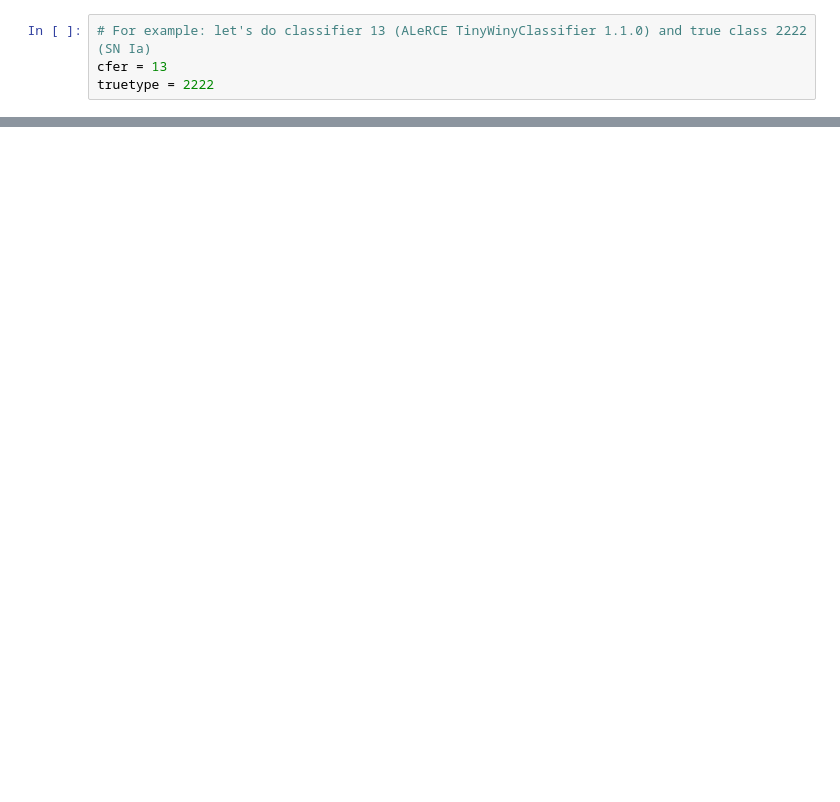
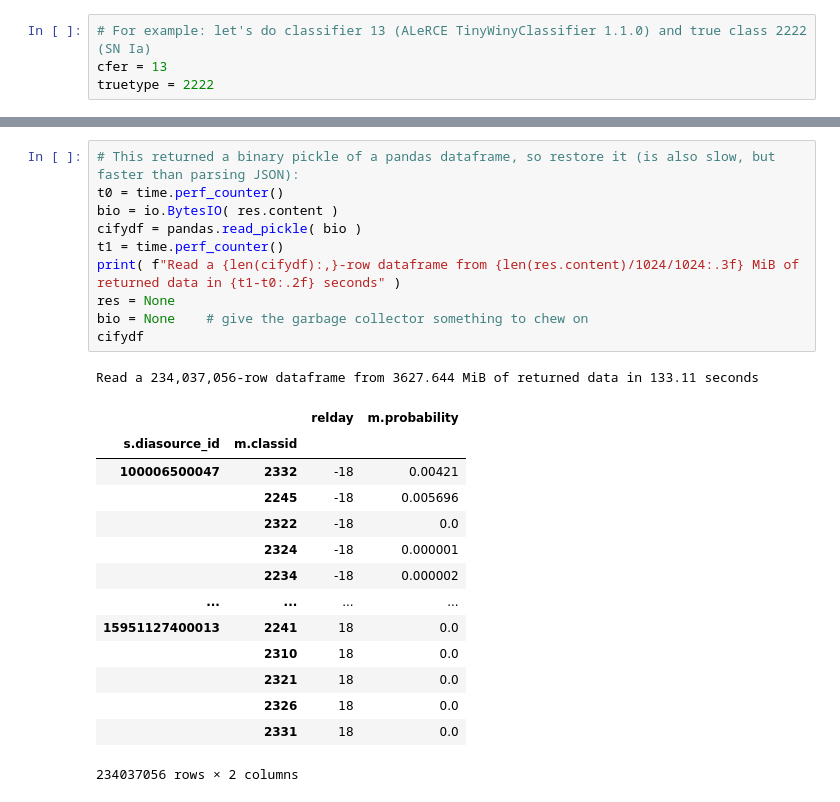
Before and after one commit to LSSTDESC/elasticc_metrics, a Jupyter notebook: elasticc2_rest_metric_demo.ipynb, the cells around one changed output, grey strips where cells are left out. Saved outputs shown, nothing was run; the diff lists cells and outputs as text; blank space fills up the shorter version.

```diff
--- a/elasticc2_rest_metric_demo.ipynb
+++ b/elasticc2_rest_metric_demo.ipynb
@@ -156,0 +306,26 @@ fig.show()
+# %%
+# This returned a binary pickle of a pandas dataframe, so restore it (is also slow, but faster than parsing JSON):
+t0 = time.perf_counter()
+bio = io.BytesIO( res.content )
+cifydf = pandas.read_pickle( bio )
+t1 = time.perf_counter()
+print( f"Read a {len(cifydf):,}-row dataframe from {len(res.content)/1024/1024:.3f} MiB of returned data in {t1-t0:.2f} seconds" )
+res = None
+bio = None    # give the garbage collector something to chew on
+cifydf
+# %% [output]
+Read a 234,037,056-row dataframe from 3627.644 MiB of returned data in 133.11 seconds
+|  |  | relday | m.probability |
+| s.diasource_id | m.classid |  |  |
+| 100006500047 | 2332 | -18 | 0.00421 |
+|  | 2245 | -18 | 0.005696 |
+|  | 2322 | -18 | 0.0 |
+|  | 2324 | -18 | 0.000001 |
+|  | 2234 | -18 | 0.000002 |
+| ... | ... | ... | ... |
+| 15951127400013 | 2241 | 18 | 0.0 |
+|  | 2310 | 18 | 0.0 |
+|  | 2321 | 18 | 0.0 |
+|  | 2326 | 18 | 0.0 |
+|  | 2331 | 18 | 0.0 |
+234037056 rows × 2 columns
```
Also changed, not shown: parts of 28 cells of this notebook, 5 other files.
